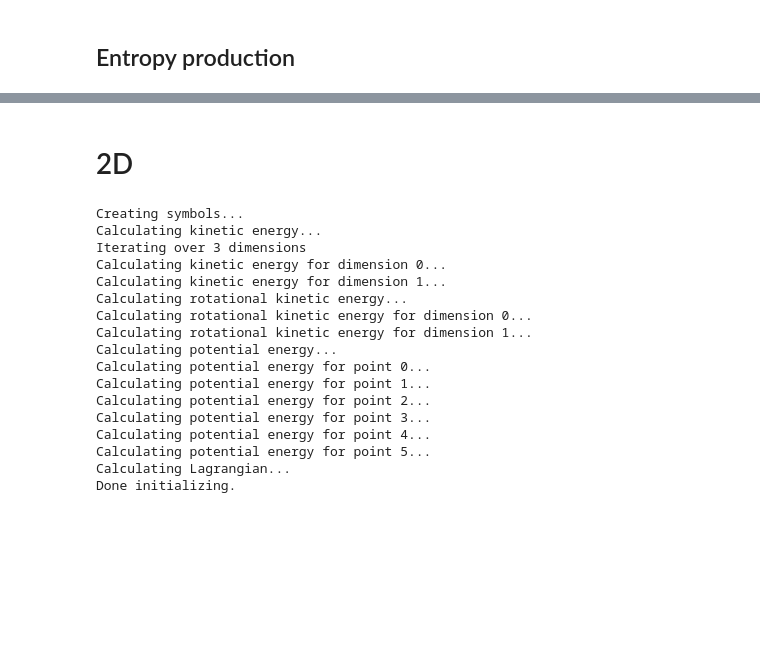
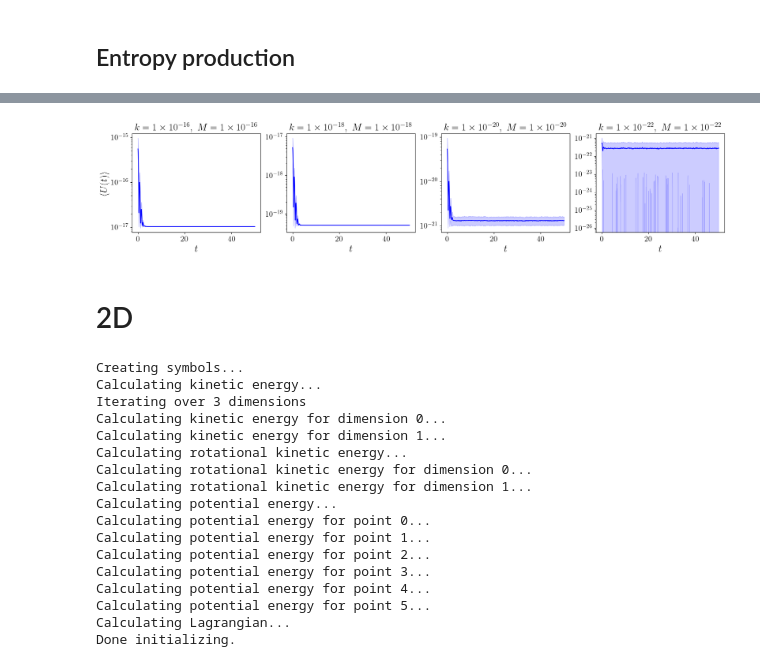
Before and after one commit to bestquark/springs-and-sticks, a Jupyter notebook: speed.ipynb, the cells around one changed output, grey strips where cells are left out. Cells and saved outputs as stored; diff of their text form; code cells hidden in the pictures; blank space fills up the shorter version.

```diff
--- a/speed.ipynb
+++ b/speed.ipynb
@@ -197,3 +273,34 @@ Text(0, 0.5, '$\\Pi(t)$')
+# %%
+# Create the subplots
+fig, axes = plt.subplots(1, 4, figsize=(20, 4))
+
+# Plot each simulation result
+for i, ((k, M), (ts, pit, costs_mean, costs_std, all_costs)) in enumerate(results.items()):
+    plot = axes[i].plot(ts, costs_mean, color='blue')
+    axes[i].fill_between(ts, costs_mean - costs_std, costs_mean + costs_std, color='blue', alpha=0.2)
+    axes[i].set_yscale('log')
+    # axes[i].set_xscale('log')
+    axes[i].set_xlabel(r'$t$', fontsize=20)
+    if i == 0:
+        axes[i].set_ylabel(r'$\langle U(t) \rangle$', fontsize=20)
+    else:
+        axes[i].set_ylabel('')  # Remove y-label for all but the first plot
+
+    # Format title with scientific notation and LaTeX
+    k_sci = f'{k:.0e}'.replace('e', r'\times10^{') + '}'
+    M_sci = f'{M:.0e}'.replace('e', r'\times10^{') + '}'
+    axes[i].set_title(rf'$k={k_sci},\ M={M_sci}$', fontsize=20)
+
+    # Make the ticks slightly larger
+    axes[i].tick_params(axis='both', which='major', labelsize=16)
+    axes[i].tick_params(axis='both', which='minor', labelsize=16)
+
+plt.tight_layout(rect=[0, 0, 0.9, 1])
+
+plt.savefig('figs/scale_results.pdf')
+plt.show()
+# %% [output]
+[figure, added]
 # %% [markdown]
 # 2D
 # %%
```
Also changed, not shown: parts of 16 cells of this notebook, 6 other files.
